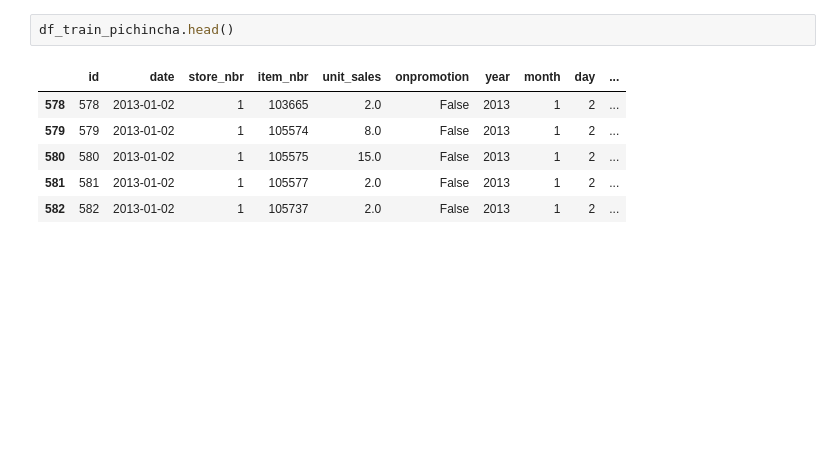
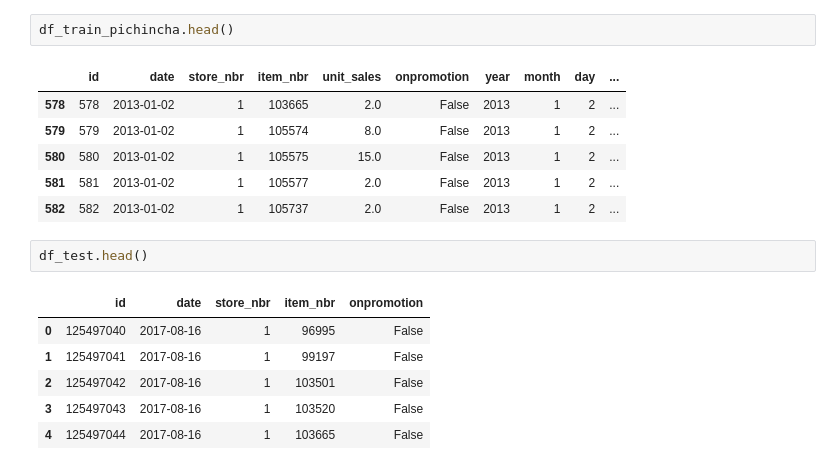
Before and after one commit to zvuk1T/Masterschool_Project-Time_Series_Analysis, a Jupyter notebook: Notebooks/Time_Series-XGBOOST.ipynb, the cells around one changed output. Saved outputs shown, nothing was run; the diff lists cells and outputs as text; blank space fills up the shorter version.

Commit message:
df_test

```diff
--- a/Notebooks/Time_Series-XGBOOST.ipynb
+++ b/Notebooks/Time_Series-XGBOOST.ipynb
@@ -459,3 +459,12 @@ df_train_pichincha.head()
 | 580 | 580 | 2013-01-02 | 1 | 105575 | 15.0 | False | 2013 | 1 | 2 | ... |
 | 581 | 581 | 2013-01-02 | 1 | 105577 | 2.0 | False | 2013 | 1 | 2 | ... |
 | 582 | 582 | 2013-01-02 | 1 | 105737 | 2.0 | False | 2013 | 1 | 2 | ... |
+# %%
+df_test.head()
+# %% [output]
+|  | id | date | store_nbr | item_nbr | onpromotion |
+| 0 | 125497040 | 2017-08-16 | 1 | 96995 | False |
+| 1 | 125497041 | 2017-08-16 | 1 | 99197 | False |
+| 2 | 125497042 | 2017-08-16 | 1 | 103501 | False |
+| 3 | 125497043 | 2017-08-16 | 1 | 103520 | False |
+| 4 | 125497044 | 2017-08-16 | 1 | 103665 | False |
```
